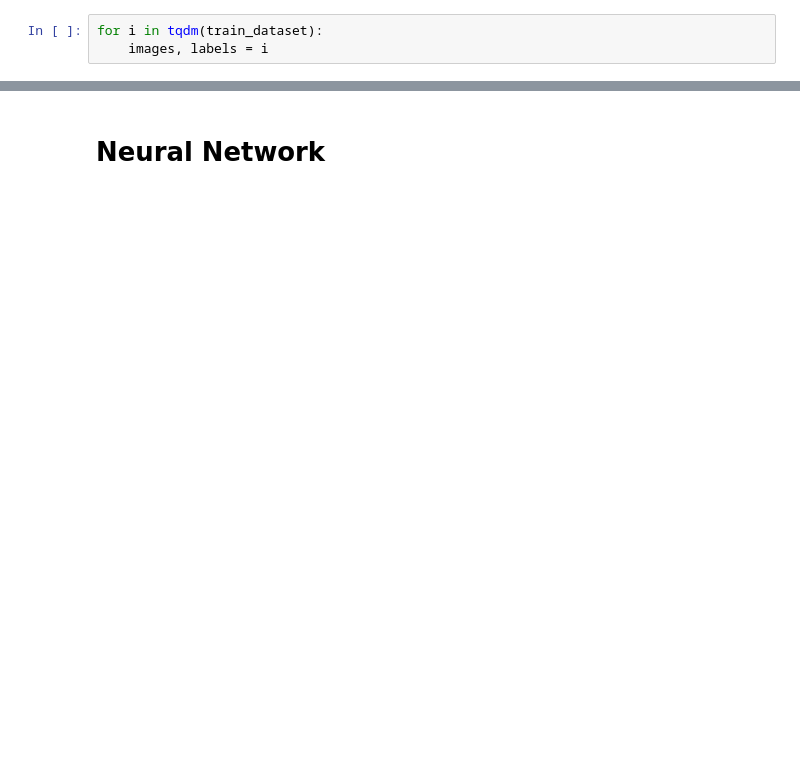
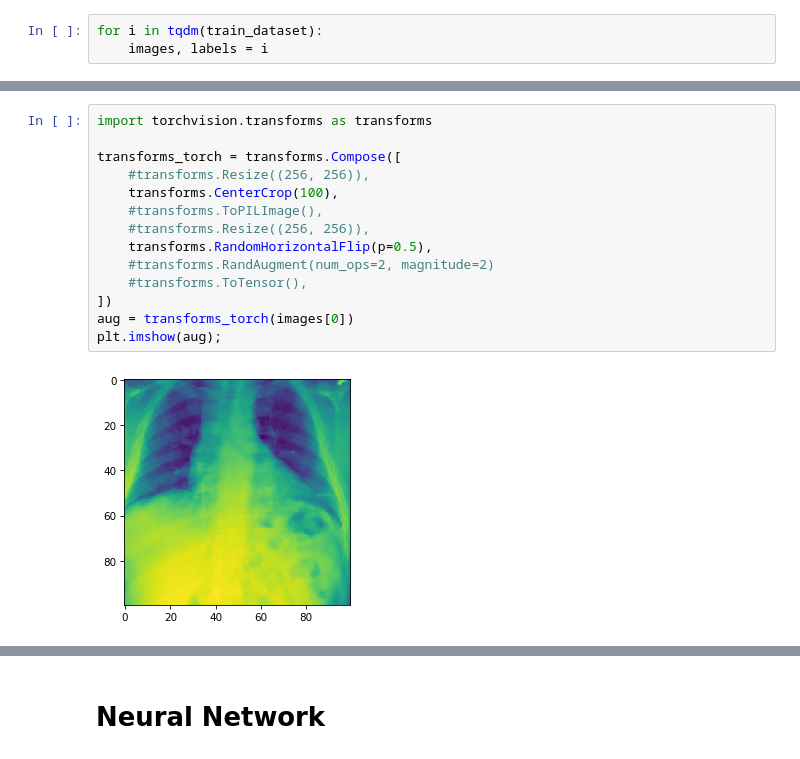
Before and after one commit to LeanderHuyghe/DC1, a Jupyter notebook: My Implementation.ipynb, the cells around one changed output, grey strips where cells are left out. Cells and saved outputs as stored; diff of their text form; blank space fills up the shorter version.

```diff
--- a/My Implementation.ipynb
+++ b/My Implementation.ipynb
@@ -214,0 +220,16 @@ device
+# %%
+import torchvision.transforms as transforms
+
+transforms_torch = transforms.Compose([
+    #transforms.Resize((256, 256)),
+    transforms.CenterCrop(100),
+    #transforms.ToPILImage(),
+    #transforms.Resize((256, 256)),
+    transforms.RandomHorizontalFlip(p=0.5),
+    #transforms.RandAugment(num_ops=2, magnitude=2)
+    #transforms.ToTensor(),
+])
+aug = transforms_torch(images[0])
+plt.imshow(aug);
+# %% [output]
+[figure, added]
```
Also changed, not shown: parts of 23 cells of this notebook.
